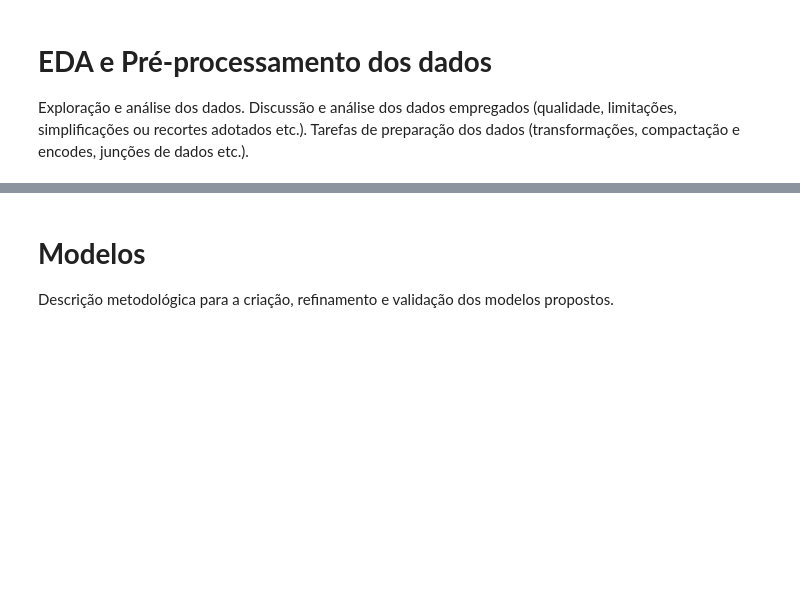
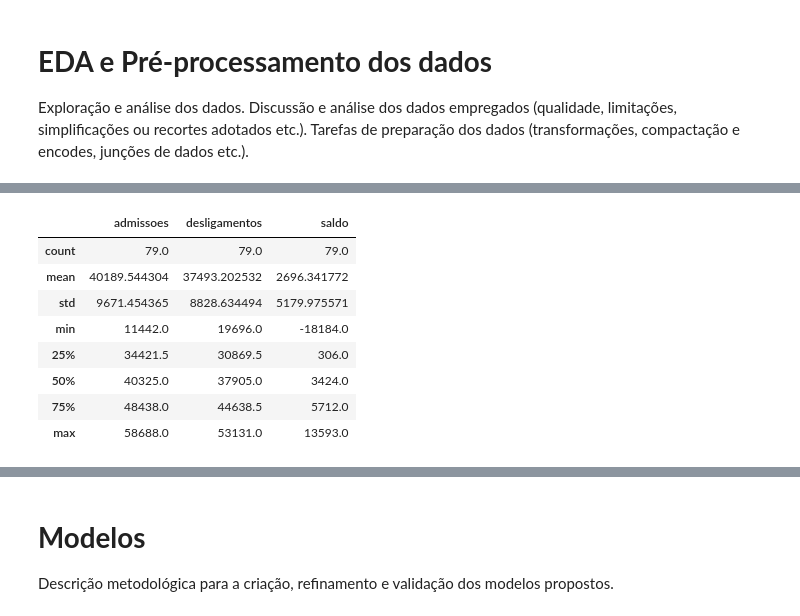
Before and after one commit to TimoteoSantana/cdProjetoAplicadoIV, a Jupyter notebook: projeto/cd_projeto_aplicado_IV_doc._com CRONGR REF TEOR.ipynb, the cells around one changed output, grey strips where cells are left out. Saved outputs shown, nothing was run; the diff lists cells and outputs as text; code cells hidden in the pictures; blank space fills up the shorter version.

```diff
--- a/projeto/cd_projeto_aplicado_IV_doc._com CRONGR REF TEOR.ipynb
+++ b/projeto/cd_projeto_aplicado_IV_doc._com CRONGR REF TEOR.ipynb
@@ -104,0 +171,18 @@ Exploração e análise dos dados. Discussão e análise dos dados empregados (q
+# %%
+# UF 32: Espírito Santo
+
+df_caged_es = pd.read_parquet(
+    "data/processed/caged/caged_mov_uf_32.parquet"
+)
+
+df_caged_es.describe()
+# %% [output]
+|  | admissoes | desligamentos | saldo |
+| count | 79.0 | 79.0 | 79.0 |
+| mean | 40189.544304 | 37493.202532 | 2696.341772 |
+| std | 9671.454365 | 8828.634494 | 5179.975571 |
+| min | 11442.0 | 19696.0 | -18184.0 |
+| 25% | 34421.5 | 30869.5 | 306.0 |
+| 50% | 40325.0 | 37905.0 | 3424.0 |
+| 75% | 48438.0 | 44638.5 | 5712.0 |
+| max | 58688.0 | 53131.0 | 13593.0 |
```
Also changed, not shown: parts of 9 cells of this notebook.
